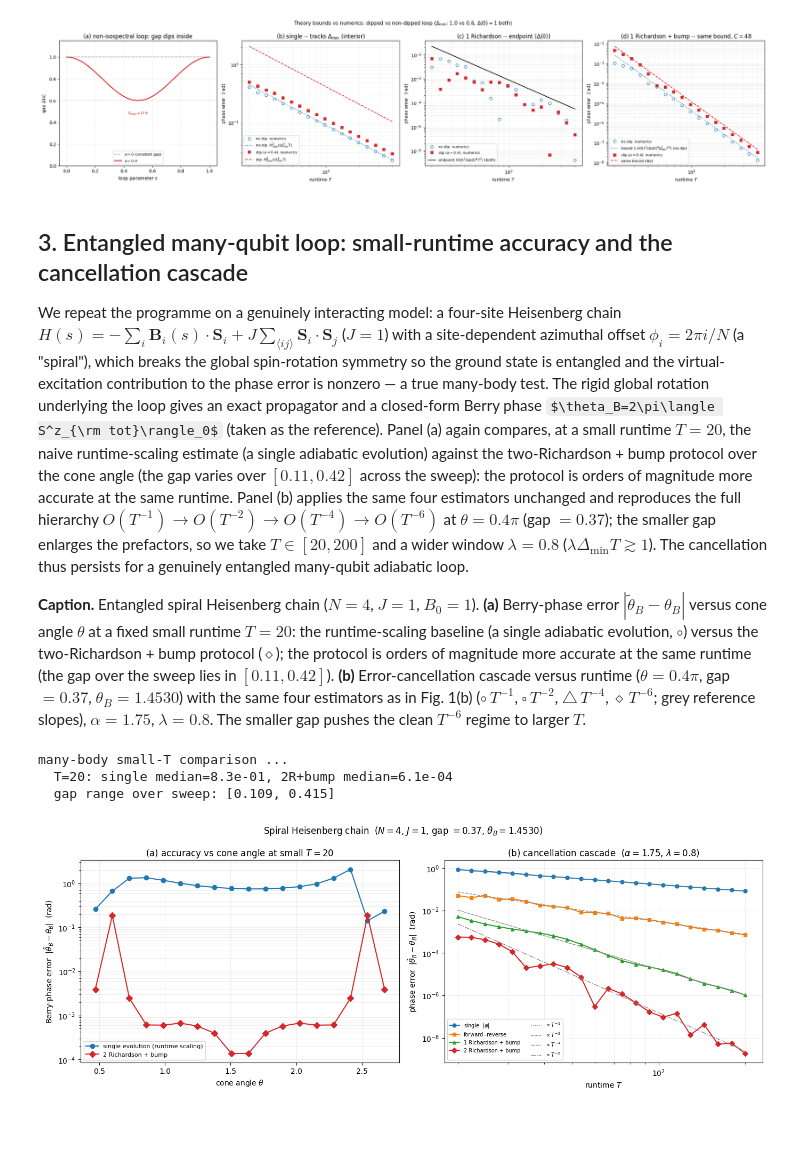
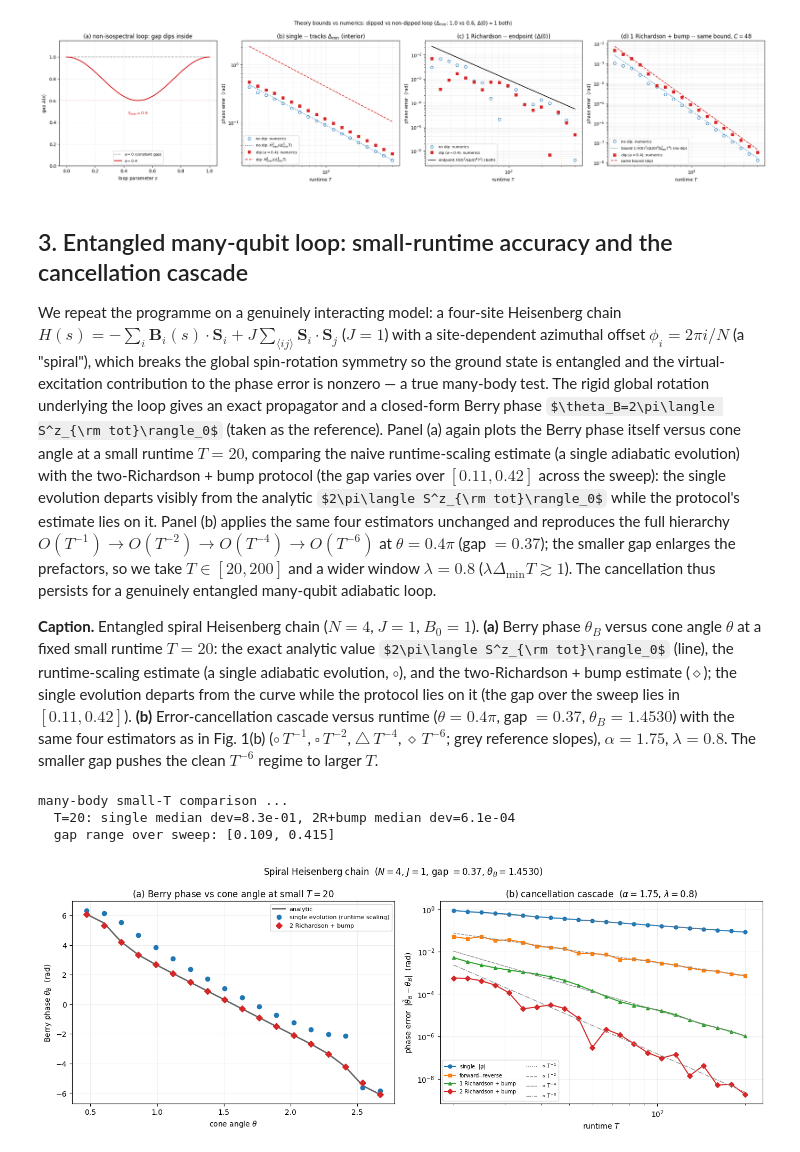
Before and after one commit to CKiumi/berry-phase-cancellation, a Jupyter notebook: experiments.ipynb, the cells around one changed output. Cells and saved outputs as stored; diff of their text form; code cells hidden in the pictures; some formulas as TeX source; blank space fills up the shorter version.

```diff
--- a/experiments.ipynb
+++ b/experiments.ipynb
@@ -30,24 +31,31 @@ from berry_cancellation import SpinHalfLoop
 from berry_cancellation.manybody import SpiralHeisenbergChain
 from berry_cancellation.estimators import (
     single_phase_error, forward_reverse_error, richardson_error,
-    randomized_richardson_bias,
+    randomized_richardson_bias, _theta_B_single, _theta_B_randomized,
 )
+from berry_cancellation.reference import wrap_to_pi, wrap_to_half_pi
 
 
-def small_T_panel(ax, models, thetas, Tchk, lam, alpha, xlabel):
-    "Berry-phase error vs cone angle at small T: runtime-scaling vs 2R+bump."
-    e_rs = [single_phase_error(m, Tchk)[0] for m in models]
-    e_2r = [randomized_richardson_bias(m, Tchk, alpha=alpha, lam=lam,
-                                       levels=2, dist="bump")[0] for m in models]
-    ax.semilogy(thetas, e_rs, "o-", color="C0", label="single evolution (runtime scaling)")
-    ax.semilogy(thetas, e_2r, "D-", color="C3", label="2 Richardson + bump")
+def small_T_panel(ax, models, analytic, thetas, Tchk, lam, alpha, xlabel):
+    "Berry phase vs cone angle at small T: analytic, runtime-scaling and 2R+bump estimates."
+    analytic = np.asarray(analytic)
+    est_rs, est_2r = [], []
+    for m, raw in zip(models, analytic):
+        s = _theta_B_single(m, Tchk)[0]                 # theta_B mod 2 pi
+        est_rs.append(raw + float(wrap_to_pi(s - raw)))
+        r = _theta_B_randomized(m, Tchk, alpha=alpha, lam=lam, levels=2, dist="bump")[0]
+        est_2r.append(raw + float(wrap_to_half_pi(r - raw)))  # theta_B mod pi
+    ax.plot(thetas, analytic, "-", lw=2, color="0.4", label="analytic")
+    ax.plot(thetas, est_rs, "o", ms=6, color="C0", label="single evolution (runtime scaling)")
+    ax.plot(thetas, est_2r, "D", ms=6, color="C3", label="2 Richardson + bump")
     ax.set_xlabel(xlabel)
-    ax.set_ylabel(r"Berry-phase error  $|\tilde\theta_B - \theta_B|$  (rad)")
-    ax.set_title(rf"(a) accuracy vs cone angle at small $T={Tchk:.0f}$")
+    ax.set_ylabel(r"Berry phase $\theta_B$  (rad)")
+    ax.set_title(rf"(a) Berry phase vs cone angle at small $T={Tchk:.0f}$")
     ax.legend(fontsize=8)
-    ax.grid(True, which="both", alpha=0.2)
-    print(f"  T={Tchk:.0f}: single median={np.median(e_rs):.1e}, 2R+bump median={np.median(e_2r):.1e}")
-    return e_rs, e_2r
+    ax.grid(True, alpha=0.2)
+    print(f"  T={Tchk:.0f}: single median dev={np.median(np.abs(np.array(est_rs)-analytic)):.1e}, "
+          f"2R+bump median dev={np.median(np.abs(np.array(est_2r)-analytic)):.1e}")
+    return est_rs, est_2r
 
 
 def cascade_panel(ax, model, T, lam, alpha):
@@ -248,10 +258,12 @@ ground state is entangled and the virtual-excitation contribution to the phase e
 is nonzero &mdash; a true many-body test. The rigid global rotation underlying the
 loop gives an exact propagator and a closed-form Berry phase
 $\theta_B=2\pi\langle S^z_{\rm tot}\rangle_0$ (taken as the reference). Panel (a)
-again compares, at a small runtime $T=20$, the naive runtime-scaling estimate (a
-single adiabatic evolution) against the two-Richardson + bump protocol over the cone
-angle (the gap varies over $[0.11,0.42]$ across the sweep): the protocol is orders of
-magnitude more accurate at the same runtime. Panel (b) applies the same four
+again plots the Berry phase itself versus cone angle at a small runtime $T=20$,
+comparing the naive runtime-scaling estimate (a single adiabatic evolution) with the
+two-Richardson + bump protocol (the gap varies over $[0.11,0.42]$ across the sweep):
+the single evolution departs visibly from the analytic
+$2\pi\langle S^z_{\rm tot}\rangle_0$ while the protocol's estimate lies on it. Panel
+(b) applies the same four
 estimators unchanged and reproduces the full hierarchy $O(T^{-1})\to O(T^{-2})\to
 O(T^{-4})\to O(T^{-6})$ at $\theta=0.4\pi$ (gap $=0.37$); the smaller gap enlarges the
 prefactors, so we take $T\in[20,200]$ and a wider window $\lambda=0.8$
@@ -259,11 +271,12 @@ prefactors, so we take $T\in[20,200]$ and a wider window $\lambda=0.8$
 entangled many-qubit adiabatic loop.
 
 **Caption.** Entangled spiral Heisenberg chain ($N=4$, $J=1$, $B_0=1$). **(a)**
-Berry-phase error $|\tilde\theta_B-\theta_B|$ versus cone angle $\theta$ at a fixed
-small runtime $T=20$: the runtime-scaling baseline (a single adiabatic evolution,
-$\circ$) versus the two-Richardson + bump protocol ($\diamond$); the protocol is
-orders of magnitude more accurate at the same runtime (the gap over the sweep lies in
-$[0.11,0.42]$). **(b)** Error-cancellation cascade versus runtime ($\theta=0.4\pi$,
+Berry phase $\theta_B$ versus cone angle $\theta$ at a fixed small runtime $T=20$:
+the exact analytic value $2\pi\langle S^z_{\rm tot}\rangle_0$ (line), the
+runtime-scaling estimate (a single adiabatic evolution, $\circ$), and the
+two-Richardson + bump estimate ($\diamond$); the single evolution departs from the
+curve while the protocol lies on it (the gap over the sweep lies in $[0.11,0.42]$).
+**(b)** Error-cancellation cascade versus runtime ($\theta=0.4\pi$,
 gap $=0.37$, $\theta_B=1.4530$) with the same four estimators as in Fig. 1(b)
 ($\circ\,T^{-1}$, $\square\,T^{-2}$, $\triangle\,T^{-4}$, $\diamond\,T^{-6}$; grey
 reference slopes), $\alpha=1.75$, $\lambda=0.8$. The smaller gap pushes the clean
@@ -271,28 +284,29 @@ $T^{-6}$ regime to larger $T$.
 # %%
 fig, (axA, axB) = plt.subplots(1, 2, figsize=(13.8, 5.2))
 N, J, B0 = 4, 1.0, 1.0
 LAM, ALPHA = 0.8, 1.75
 thetas = np.linspace(0.15 * np.pi, 0.85 * np.pi, 18)
 
-# (a) accuracy at a small, cheap runtime: runtime-scaling baseline vs the protocol.
+# (a) Berry phase vs cone angle at a small, cheap runtime: runtime-scaling vs protocol.
 print("many-body small-T comparison ...")
 models = [SpiralHeisenbergChain(N=N, J=J, B0=B0, theta=float(th)) for th in thetas]
-small_T_panel(axA, models, thetas, 20.0, LAM, ALPHA, r"cone angle $\theta$")
+analytic = [2.0 * np.pi * float(np.real(m.psi0.conj() @ m.Sz_tot @ m.psi0)) for m in models]
+small_T_panel(axA, models, analytic, thetas, 20.0, LAM, ALPHA, r"cone angle $\theta$")
 print(f"  gap range over sweep: [{min(m.gap for m in models):.3f}, {max(m.gap for m in models):.3f}]")
 
 # (b) error-cancellation cascade vs runtime.
 model = SpiralHeisenbergChain(N=N, J=J, B0=B0, theta=0.4 * np.pi)
 T = np.geomspace(20.0, 200.0, 22)
 cascade_panel(axB, model, T, LAM, ALPHA)
 axB.set_xlim(18.0, 230.0)
 axB.set_title(rf"(b) cancellation cascade  ($\alpha={ALPHA:g}$, $\lambda={LAM:g}$)")
 
 fig.suptitle(rf"Spiral Heisenberg chain  ($N={N}$, $J={J:g}$, gap $={model.gap:.2f}$, "
              rf"$\theta_B={model.berry_phase:.4f}$)", fontsize=12)
 fig.tight_layout()
 plt.show()
 # %% [output]
 many-body small-T comparison ...
-  T=20: single median=8.3e-01, 2R+bump median=6.1e-04
+  T=20: single median dev=8.3e-01, 2R+bump median dev=6.1e-04
   gap range over sweep: [0.109, 0.415]
-[figure, old version]
+[figure, new version]
```
Also changed, not shown: parts of 3 cells of this notebook, 1 other file.
